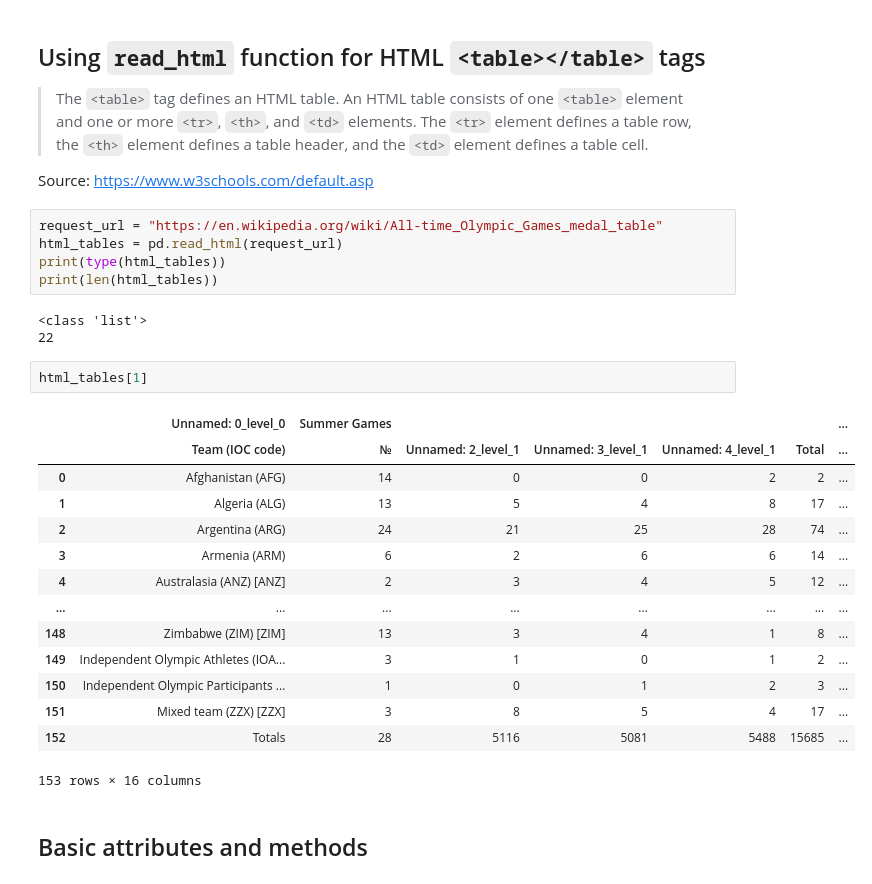
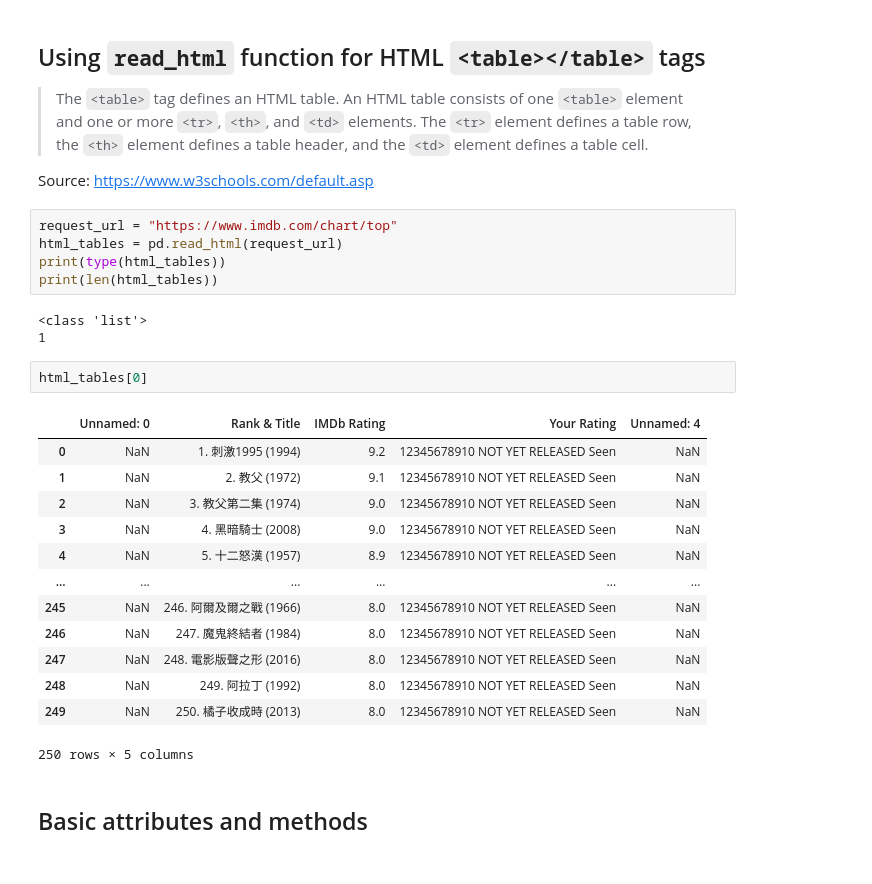
Before and after one commit to datainpoint/classroom-dbs, a Jupyter notebook: 05-dataframe-wrangling-with-pandas.ipynb, the cells around one changed output. Drawn from its saved outputs; the diff is of its cells as text.

```diff
--- a/05-dataframe-wrangling-with-pandas.ipynb
+++ b/05-dataframe-wrangling-with-pandas.ipynb
@@ -174,30 +169,29 @@ print(type(teams))
 
 Source: <https://www.w3schools.com/default.asp>
 # %%
-request_url = "https://en.wikipedia.org/wiki/All-time_Olympic_Games_medal_table"
+request_url = "https://www.imdb.com/chart/top"
 html_tables = pd.read_html(request_url)
 print(type(html_tables))
 print(len(html_tables))
 # %% [output]
 <class 'list'>
-22
+1
 # %%
-html_tables[1]
+html_tables[0]
 # %% [output]
-|  | Unnamed: 0_level_0 | Summer Games |  |  |  |  | ... |
-|  | Team (IOC code) | № | Unnamed: 2_level_1 | Unnamed: 3_level_1 | Unnamed: 4_level_1 | Total | ... |
-| 0 | Afghanistan (AFG) | 14 | 0 | 0 | 2 | 2 | ... |
-| 1 | Algeria (ALG) | 13 | 5 | 4 | 8 | 17 | ... |
-| 2 | Argentina (ARG) | 24 | 21 | 25 | 28 | 74 | ... |
-| 3 | Armenia (ARM) | 6 | 2 | 6 | 6 | 14 | ... |
-| 4 | Australasia (ANZ) [ANZ] | 2 | 3 | 4 | 5 | 12 | ... |
-| ... | ... | ... | ... | ... | ... | ... | ... |
-| 148 | Zimbabwe (ZIM) [ZIM] | 13 | 3 | 4 | 1 | 8 | ... |
-| 149 | Independent Olympic Athletes (IOA... | 3 | 1 | 0 | 1 | 2 | ... |
-| 150 | Independent Olympic Participants ... | 1 | 0 | 1 | 2 | 3 | ... |
-| 151 | Mixed team (ZZX) [ZZX] | 3 | 8 | 5 | 4 | 17 | ... |
-| 152 | Totals | 28 | 5116 | 5081 | 5488 | 15685 | ... |
+|  | Unnamed: 0 | Rank & Title | IMDb Rating | Your Rating | Unnamed: 4 |
+| 0 | NaN | 1. 刺激1995 (1994) | 9.2 | 12345678910 NOT YET RELEASED Seen | NaN |
+| 1 | NaN | 2. 教父 (1972) | 9.1 | 12345678910 NOT YET RELEASED Seen | NaN |
+| 2 | NaN | 3. 教父第二集 (1974) | 9.0 | 12345678910 NOT YET RELEASED Seen | NaN |
+| 3 | NaN | 4. 黑暗騎士 (2008) | 9.0 | 12345678910 NOT YET RELEASED Seen | NaN |
+| 4 | NaN | 5. 十二怒漢 (1957) | 8.9 | 12345678910 NOT YET RELEASED Seen | NaN |
+| ... | ... | ... | ... | ... | ... |
+| 245 | NaN | 246. 阿爾及爾之戰 (1966) | 8.0 | 12345678910 NOT YET RELEASED Seen | NaN |
+| 246 | NaN | 247. 魔鬼終結者 (1984) | 8.0 | 12345678910 NOT YET RELEASED Seen | NaN |
+| 247 | NaN | 248. 電影版聲之形 (2016) | 8.0 | 12345678910 NOT YET RELEASED Seen | NaN |
+| 248 | NaN | 249. 阿拉丁 (1992) | 8.0 | 12345678910 NOT YET RELEASED Seen | NaN |
+| 249 | NaN | 250. 橘子收成時 (2013) | 8.0 | 12345678910 NOT YET RELEASED Seen | NaN |
-153 rows × 16 columns
+250 rows × 5 columns
 # %% [markdown]
 ## Basic attributes and methods
 # %% [markdown]
```
Also changed, not shown: parts of 45 cells of this notebook, 1 other file.
